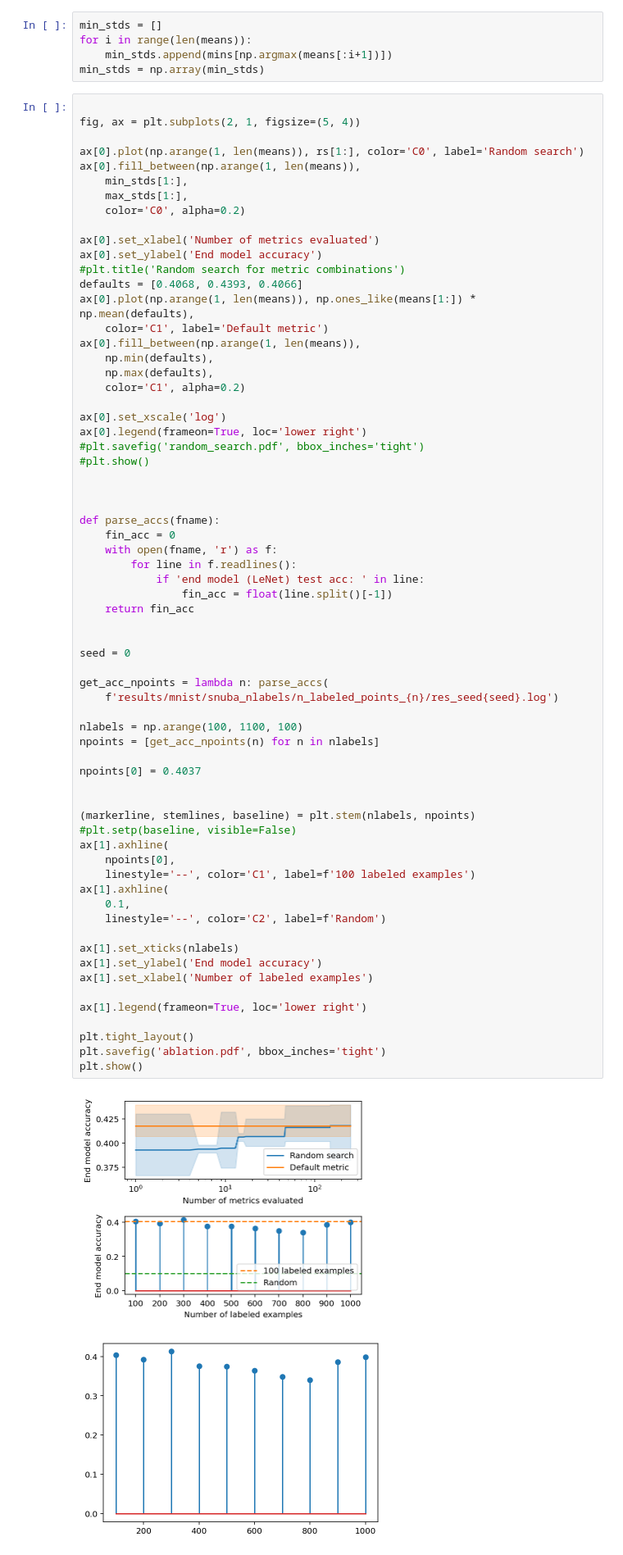
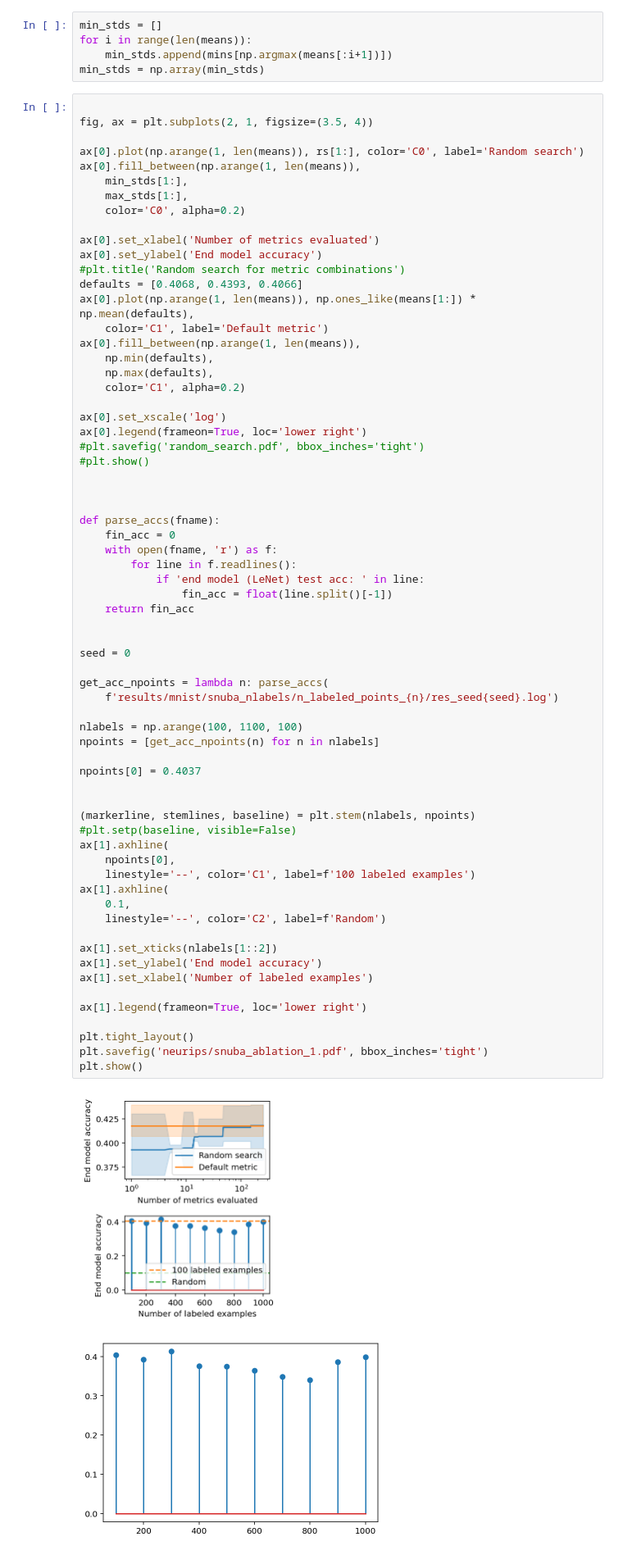
Before and after one commit to SprocketLab/AutoWS-Bench-101, a Jupyter notebook: process_results_rs.ipynb, the cells around one changed output. Shown: that part at 82% size. Cells and saved outputs as stored; diff of their text form.

Commit message:
Plots

```diff
--- a/process_results_rs.ipynb
+++ b/process_results_rs.ipynb
@@ -80,7 +80,7 @@ for i in range(len(means)):
 min_stds = np.array(min_stds)
 # %%
 
-fig, ax = plt.subplots(2, 1, figsize=(5, 4))
+fig, ax = plt.subplots(2, 1, figsize=(3.5, 4))
 
 ax[0].plot(np.arange(1, len(means)), rs[1:], color='C0', label='Random search')
 ax[0].fill_between(np.arange(1, len(means)),
@@ -116,36 +116,36 @@ def parse_accs(fname):
 
 
 seed = 0
 
 get_acc_npoints = lambda n: parse_accs(
     f'results/mnist/snuba_nlabels/n_labeled_points_{n}/res_seed{seed}.log')
 
 nlabels = np.arange(100, 1100, 100)
 npoints = [get_acc_npoints(n) for n in nlabels]
 
 npoints[0] = 0.4037
 
 
 (markerline, stemlines, baseline) = plt.stem(nlabels, npoints)
 #plt.setp(baseline, visible=False)
 ax[1].axhline(
     npoints[0],
     linestyle='--', color='C1', label=f'100 labeled examples')
 ax[1].axhline(
     0.1,
     linestyle='--', color='C2', label=f'Random')
 
-ax[1].set_xticks(nlabels)
+ax[1].set_xticks(nlabels[1::2])
 ax[1].set_ylabel('End model accuracy')
 ax[1].set_xlabel('Number of labeled examples')
 
 ax[1].legend(frameon=True, loc='lower right')
 
 plt.tight_layout()
-plt.savefig('ablation.pdf', bbox_inches='tight')
+plt.savefig('neurips/snuba_ablation_1.pdf', bbox_inches='tight')
 plt.show()
 # %% [output]
-[figure, old version]
+[figure, new version]
 # %%
 # %% [output]
 [figure]
```
Also changed, not shown: 17 other files.
